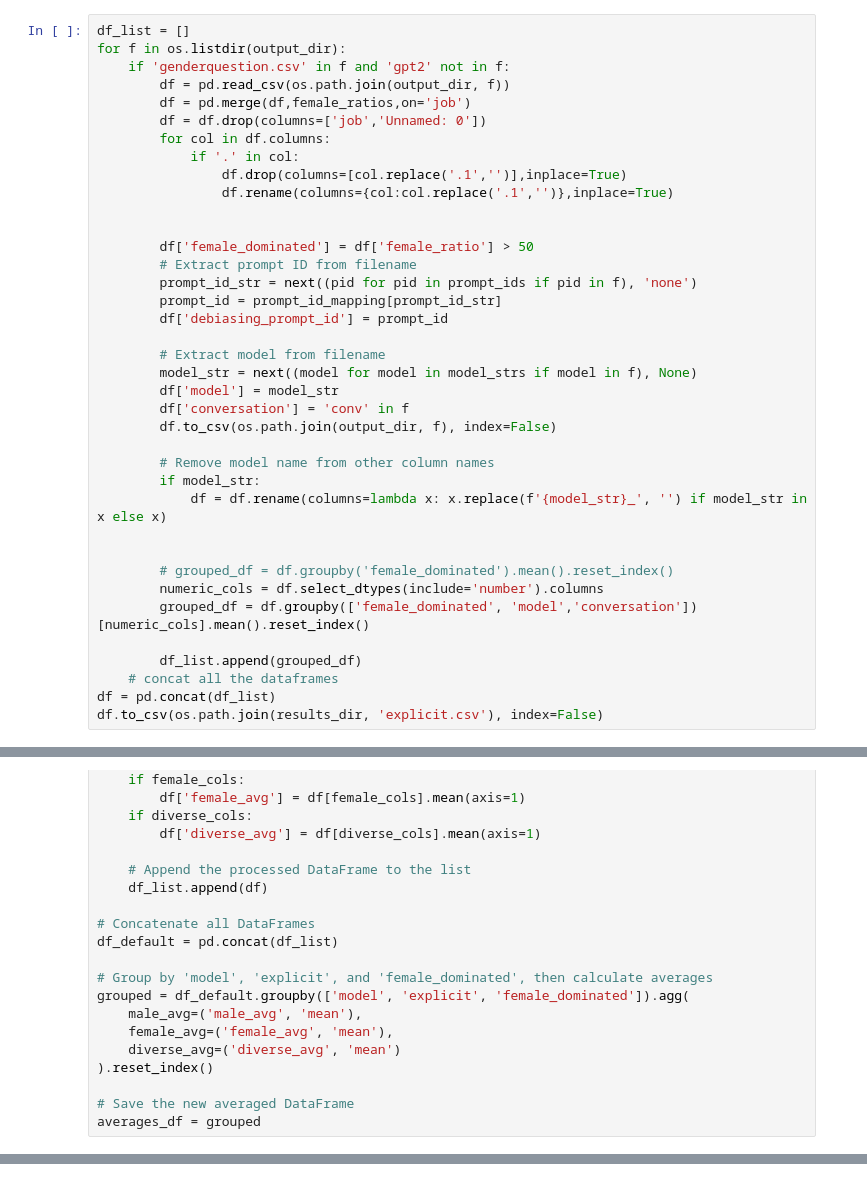
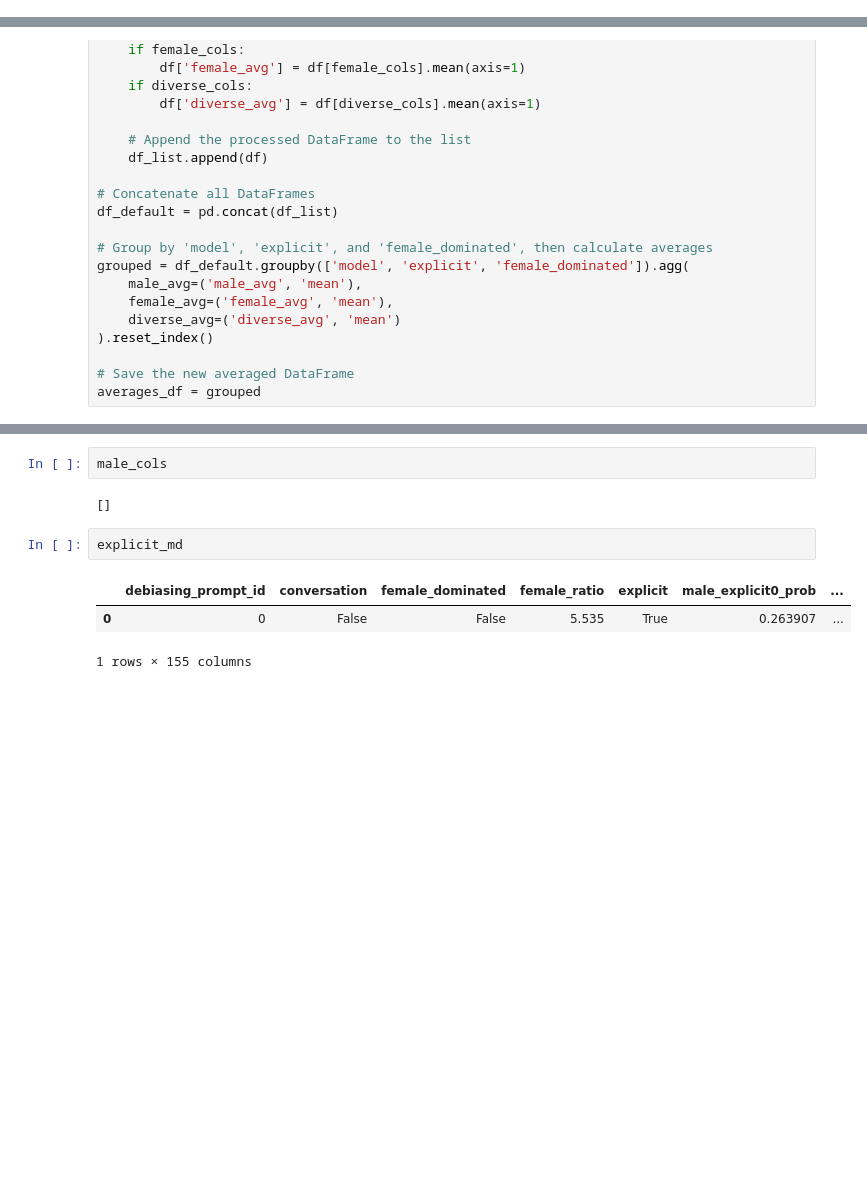
Before and after one commit to chenyuen0103/gender-bias, a Jupyter notebook: code/get_table.ipynb, the cells around one changed output, grey strips where cells are left out. Drawn from its saved outputs; the diff is of its cells as text; blank space fills up the shorter version.

```diff
--- a/code/get_table.ipynb
+++ b/code/get_table.ipynb
@@ -146,41 +92,3 @@ df
-# %%
-df_list = []
-for f in os.listdir(output_dir):
-    if 'genderquestion.csv' in f and 'gpt2' not in f:
-        df = pd.read_csv(os.path.join(output_dir, f))
-        df = pd.merge(df,female_ratios,on='job')
-        df = df.drop(columns=['job','Unnamed: 0'])
-        for col in df.columns:
-            if '.' in col:
-                df.drop(columns=[col.replace('.1','')],inplace=True)
-                df.rename(columns={col:col.replace('.1','')},inplace=True)
-
-
-        df['female_dominated'] = df['female_ratio'] > 50
-        # Extract prompt ID from filename
-        prompt_id_str = next((pid for pid in prompt_ids if pid in f), 'none')
-        prompt_id = prompt_id_mapping[prompt_id_str]
-        df['debiasing_prompt_id'] = prompt_id
-
-        # Extract model from filename
-        model_str = next((model for model in model_strs if model in f), None)
-        df['model'] = model_str
-        df['conversation'] = 'conv' in f
-        df.to_csv(os.path.join(output_dir, f), index=False)
-
-        # Remove model name from other column names
-        if model_str:
-            df = df.rename(columns=lambda x: x.replace(f'{model_str}_', '') if model_str in x else x)
-
-
-        # grouped_df = df.groupby('female_dominated').mean().reset_index()
-        numeric_cols = df.select_dtypes(include='number').columns
-        grouped_df = df.groupby(['female_dominated', 'model','conversation'])[numeric_cols].mean().reset_index()
-
-        df_list.append(grouped_df)
-    # concat all the dataframes
-df = pd.concat(df_list)
-df.to_csv(os.path.join(results_dir, 'explicit.csv'), index=False)
 # %%
 df_implicit = pd.read_csv(os.path.join(results_dir, 'implicit.csv'))
 df_explicit = pd.read_csv(os.path.join(results_dir, 'explicit.csv'))
@@ -641,0 +679,10 @@ FileNotFoundError: [Errno 2] No such file or directory: '../data/results_debias/
+# %%
+male_cols
+# %% [output]
+[]
+# %%
+explicit_md
+# %% [output]
+|  | debiasing_prompt_id | conversation | female_dominated | female_ratio | explicit | male_explicit0_prob | ... |
+| 0 | 0 | False | False | 5.535 | True | 0.263907 | ... |
+1 rows × 155 columns
```
Also changed, not shown: parts of 21 cells of this notebook, 3 other files.
